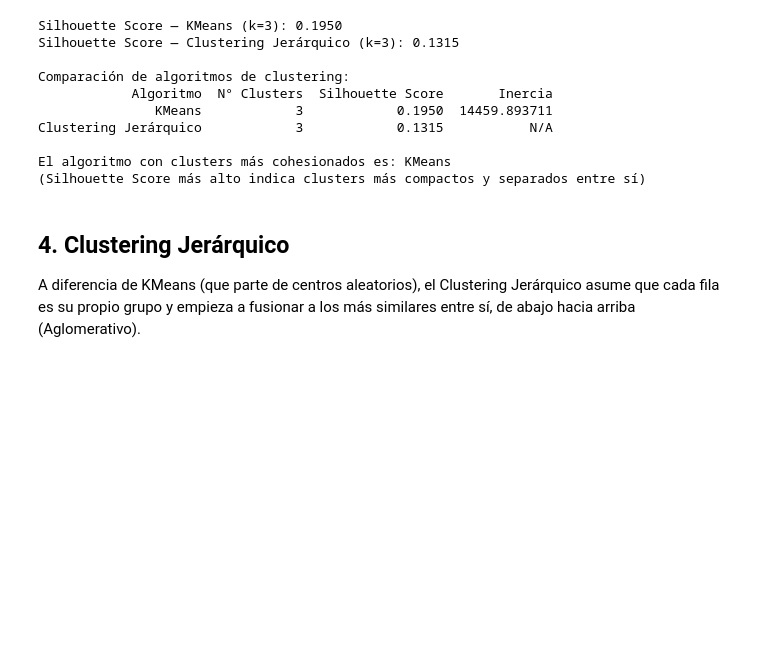
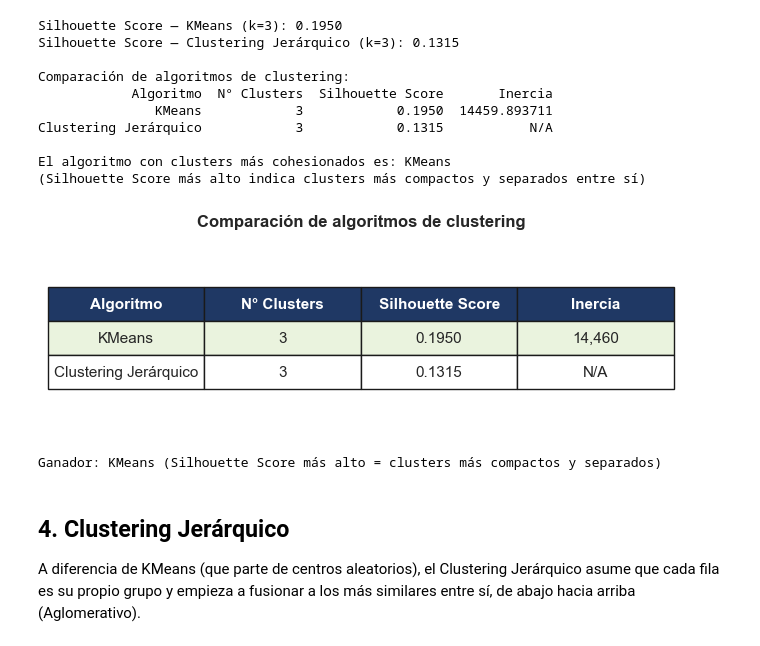
Before and after one commit to carlos31255/EV1_Google_Ads, a Jupyter notebook: notebooks/03_unsupervised_modeling.ipynb, the cells around one changed output. Drawn from its saved outputs; the diff is of its cells as text; code cells hidden in the pictures; blank space fills up the shorter version.

Commit message:
--comparacion de clustering agregada

```diff
--- a/notebooks/03_unsupervised_modeling.ipynb
+++ b/notebooks/03_unsupervised_modeling.ipynb
@@ -155,6 +155,42 @@ Clustering Jerárquico            3            0.1315           N/A
 
 El algoritmo con clusters más cohesionados es: KMeans
 (Silhouette Score más alto indica clusters más compactos y separados entre sí)
+# %%
+fig, ax = plt.subplots(figsize=(7, 2.5))
+ax.axis('off')
+
+tabla = ax.table(
+    cellText=[
+        ['KMeans', '3', f'{sil_kmeans:.4f}', f'{kmeans.inertia_:,.0f}'],
+        ['Clustering Jerárquico', '3', f'{sil_agg:.4f}', 'N/A']
+    ],
+    colLabels=['Algoritmo', 'N° Clusters', 'Silhouette Score', 'Inercia'],
+    cellLoc='center',
+    loc='center',
+)
+
+tabla.auto_set_font_size(False)
+tabla.set_fontsize(11)
+tabla.scale(1.4, 2.2)
+
+# Estilo cabecera
+for j in range(4):
+    tabla[0, j].set_facecolor('#1F3864')
+    tabla[0, j].set_text_props(color='white', fontweight='bold')
+
+# Resaltar el ganador en verde
+ganador_fila = 1 if sil_kmeans >= sil_agg else 2
+for j in range(4):
+    tabla[ganador_fila, j].set_facecolor('#EAF3DE')
+
+plt.title('Comparación de algoritmos de clustering', fontweight='bold', pad=16)
+plt.tight_layout()
+plt.savefig('../results/plots/comparacion_clustering.png', dpi=150, bbox_inches='tight')
+plt.show()
+print(f"Ganador: {mejor} (Silhouette Score más alto = clusters más compactos y separados)")
+# %% [output]
+[figure, added]
+Ganador: KMeans (Silhouette Score más alto = clusters más compactos y separados)
 # %% [markdown]
 ## 4. Clustering Jerárquico
 A diferencia de KMeans (que parte de centros aleatorios), el Clustering Jerárquico asume que cada fila es su propio grupo y empieza a fusionar a los más similares entre sí, de abajo hacia arriba (Aglomerativo).
```
Also changed, not shown: 1 other file.
